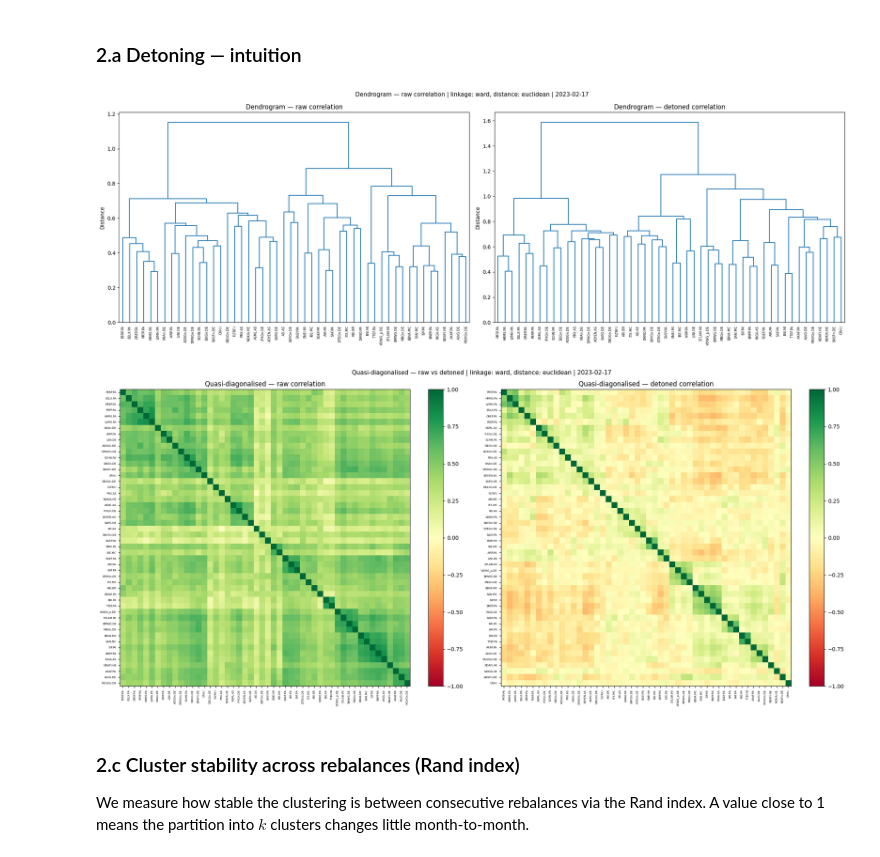
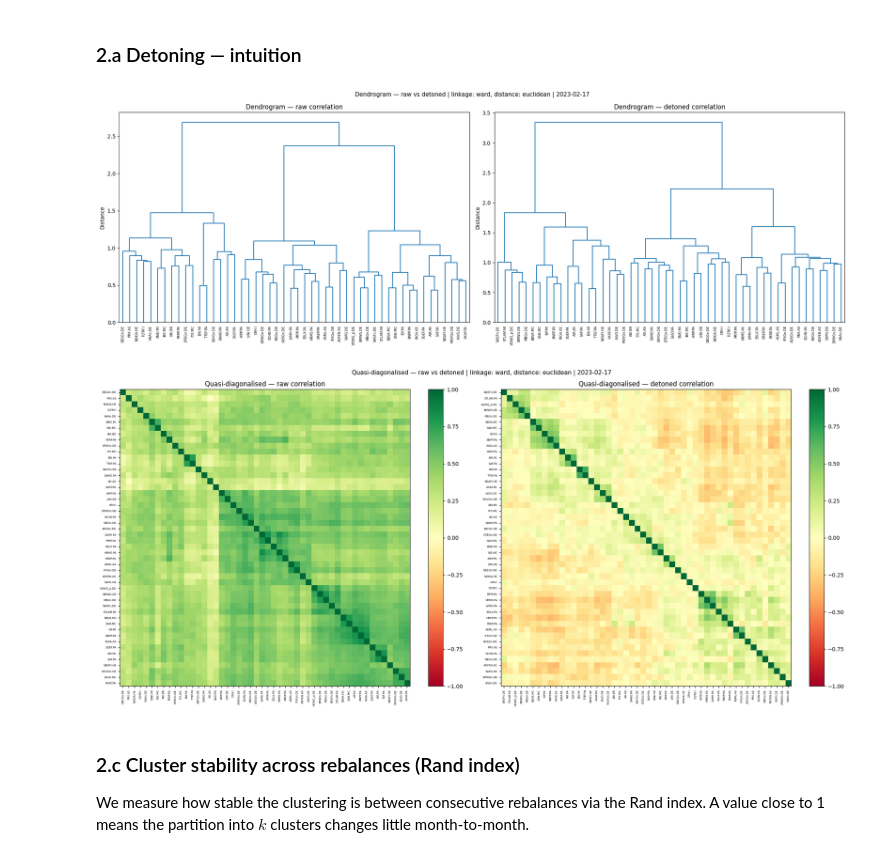
Before and after one commit to GabrielDelhay/FinEng_group6_2, a Jupyter notebook: assignment5_BS/ex4b_notebook.ipynb, the cells around one changed output. Drawn from its saved outputs; the diff is of its cells as text; code cells hidden in the pictures.

```diff
--- a/assignment5_BS/ex4b_notebook.ipynb
+++ b/assignment5_BS/ex4b_notebook.ipynb
@@ -97,10 +97,12 @@ for rebalance_date in rebalance_dates:
 
     universes[reb] = cur_returns.columns.tolist()
     covariances[reb] = {
-        "sample": cur_returns.cov().to_numpy(),
-        "constant_corr": constant_corr_shrinkage(cur_returns)["target"].to_numpy(),
-        "mkt_factor": market_factor_shrinkage(cur_returns, cur_returns.iloc[:, -1])["target"].to_numpy(),
-    }
+    "sample": cur_returns.cov().to_numpy(),
+    "constant_corr": constant_corr_shrinkage(cur_returns)["shrunk_cov"].to_numpy(),
+    "mkt_factor": market_factor_shrinkage(
+        cur_returns, cur_returns.mean(axis=1)
+    )["shrunk_cov"].to_numpy(),
+}
 
 all_dates = sorted(covariances.keys())
 # %% [markdown]
@@ -231,30 +259,23 @@ Avg Turnover (%)    1.89           1.36        2.26
 # %% [markdown]
 ### 2.a Detoning — intuition
 # %%
-covariances = {
-    reb: {
-        "sample": pd.DataFrame(covariances[reb]["sample"], index=universes[reb], columns=universes[reb]),
-        "constant_corr": pd.DataFrame(covariances[reb]["constant_corr"], index=universes[reb], columns=universes[reb]),
-        "mkt_factor": pd.DataFrame(covariances[reb]["mkt_factor"], index=universes[reb], columns=universes[reb]),
-    }
-    for reb in all_dates
-}
-last_date = all_dates[-1]  # We work on the last available rebalance date
+# Pick the last rebalance date
+last_date = all_dates[-1]
 
-# Retrieve the sample covariance for the last rebalance date and convert it to a correlation matrix using the utility function.
-last_cov = covariances[last_date]["sample"]
-last_corr = covariance_to_correlation(last_cov)
+# DataFrame view of the sample covariance to carry ticker labels through the pipeline
+last_cov_df = pd.DataFrame(
+    covariances[last_date]["sample"],
+    index=universes[last_date],
+    columns=universes[last_date],
+)
 
-last_corr_detoned = detone(corr_matrix=last_corr, components_num=1)
-# DETONING
-# Removes the rank-1 market component and rescales the diagonal back to 1, so that the remaining structure reflects purely sectoral / idiosyncratic relationships.
+# Raw and detoned correlation matrices
+last_corr = covariance_to_correlation(last_cov_df.values)
 last_corr_detoned = detone(corr_matrix=last_corr, components_num=1)
 
-tickers = universes[last_date]
-
 # Wrap both correlation matrices in DataFrames to carry ticker labels through the pipeline (covariance_to_correlation and detone lose them)
-last_corr_df         = pd.DataFrame(last_corr,         index=last_cov.index, columns=last_cov.columns)
-last_corr_detoned_df = pd.DataFrame(last_corr_detoned, index=last_cov.index, columns=last_cov.columns)
+last_corr_df         = pd.DataFrame(last_corr,         index=last_cov_df.index, columns=last_cov_df.columns)
+last_corr_detoned_df = pd.DataFrame(last_corr_detoned, index=last_cov_df.index, columns=last_cov_df.columns)
 
 # Build linkage matrices
 # Convert each correlation matrix to the HRP distance, then run Ward hierarchical clustering. Build both raw and detoned
@@ -262,26 +283,24 @@ dist_raw     = correlation_to_hrp_distance(last_corr)
 dist_detoned = correlation_to_hrp_distance(last_corr_detoned)
 
 link_raw = hierarchical_clustering(
-    matrix=pd.DataFrame(dist_raw,     index=last_cov.index, columns=last_cov.columns),
+    matrix=pd.DataFrame(dist_raw,     index=last_cov_df.index, columns=last_cov_df.columns),
     linkage_method="ward",
     distance_metric="euclidean",
 )
 link_detoned = hierarchical_clustering(
-    matrix=pd.DataFrame(dist_detoned, index=last_cov.index, columns=last_cov.columns),
+    matrix=pd.DataFrame(dist_detoned, index=last_cov_df.index, columns=last_cov_df.columns),
     linkage_method="ward",
     distance_metric="euclidean",
 )
 
-# QUASI-DIAGONALISATION
-# Reorder the correlation matrix following the dendrogram leaf order so that highly correlated assets appear close to the diagonal, revealing the
-# block structure visually.
+# Quasi-diagonalisation: reorder rows/cols by each dendrogram's leaf order
 leaf_order_raw     = sch.leaves_list(link_raw.values)
 leaf_order_detoned = sch.leaves_list(link_detoned.values)
 
 quasi_diag_raw     = last_corr_df.iloc[leaf_order_raw,     leaf_order_raw]
 quasi_diag_detoned = last_corr_detoned_df.iloc[leaf_order_detoned, leaf_order_detoned]
 
-# --- Plot 1: dendrograms -----------------------------------------------------
+# --- Plot 1: Side-by-side dendrograms -----------------------------------------------------
 fig, axes = plt.subplots(1, 2, figsize=(20, 7))
 for ax, link, title in zip(
     axes,
@@ -290,7 +309,7 @@ for ax, link, title in zip(
 ):
     sch.dendrogram(
         link.values,
-        labels=last_cov.index.tolist(),
+        labels=last_cov_df.index.tolist(),
         ax=ax,
         color_threshold=0,
         leaf_rotation=90,
@@ -299,37 +318,37 @@ for ax, link, title in zip(
     ax.set_title(title)
     ax.set_ylabel("Distance")
 
 fig.suptitle(
-    f"Dendrogram — raw correlation | linkage: ward, distance: euclidean | {last_date}",
+    f"Dendrogram — raw vs detoned | linkage: ward, distance: euclidean | {last_date}",
     fontsize=11,
 )
 plt.tight_layout()
 plt.show()
 
-# --- Plot 2: quasi-diagonalised correlation matrices -------------------------
+# --- Plot 2: Side-by-side quasi-diagonalised correlation matrices -------------------------
 fig, axes = plt.subplots(1, 2, figsize=(20, 9))
 for ax, matrix, title in zip(
     axes,
     [quasi_diag_raw, quasi_diag_detoned],
     ["Quasi-diagonalised — raw correlation", "Quasi-diagonalised — detoned correlation"],
 ):
     im = ax.imshow(matrix.values, cmap="RdYlGn", vmin=-1, vmax=1, aspect="auto")
     ax.set_xticks(range(len(matrix.columns)))
     ax.set_yticks(range(len(matrix.index)))
     ax.set_xticklabels(matrix.columns, rotation=90, fontsize=5)
     ax.set_yticklabels(matrix.index, fontsize=5)
     ax.set_title(title)
     plt.colorbar(im, ax=ax)
 
 fig.suptitle(
     f"Quasi-diagonalised — raw vs detoned | linkage: ward, distance: euclidean | {last_date}",
     fontsize=11,
 )
 plt.tight_layout()
 plt.show()
 # %% [output]
-[figure, old version]
+[figure, new version]
-[figure, old version]
+[figure, new version]
 # %% [markdown]
 ### 2.c Cluster stability across rebalances (Rand index)
 
```
Also changed, not shown: parts of 3 cells of this notebook, 1 other file.
